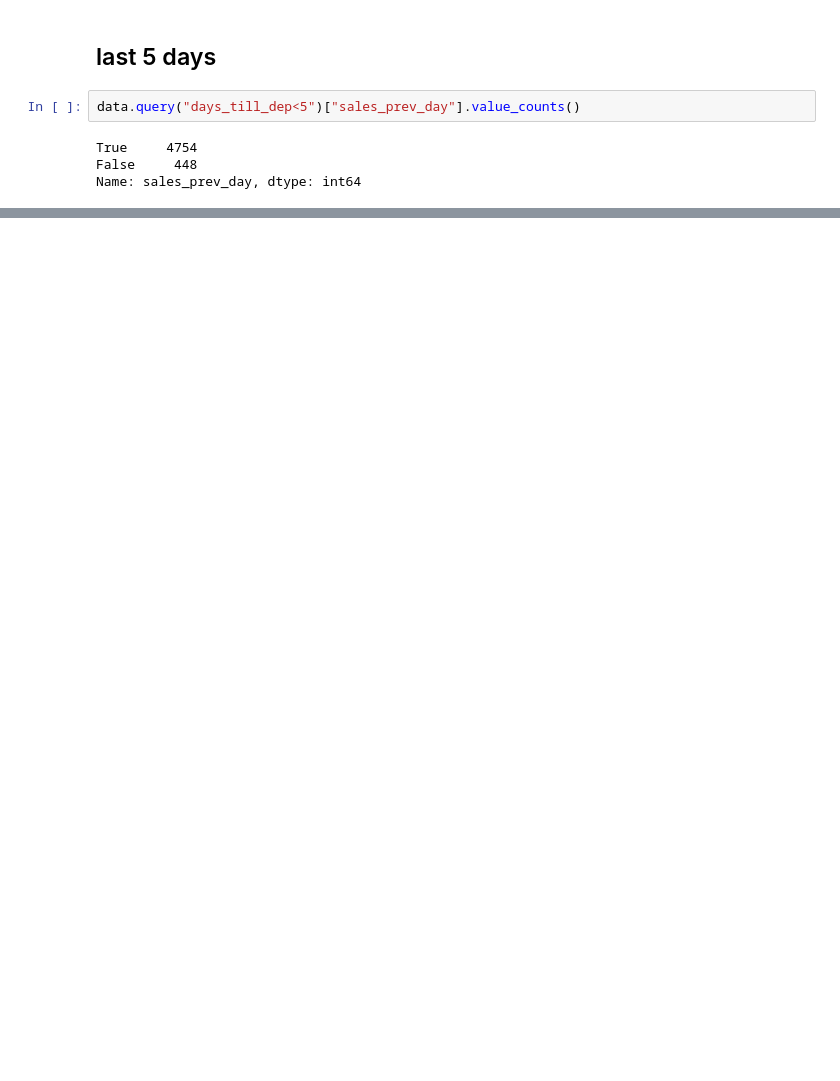
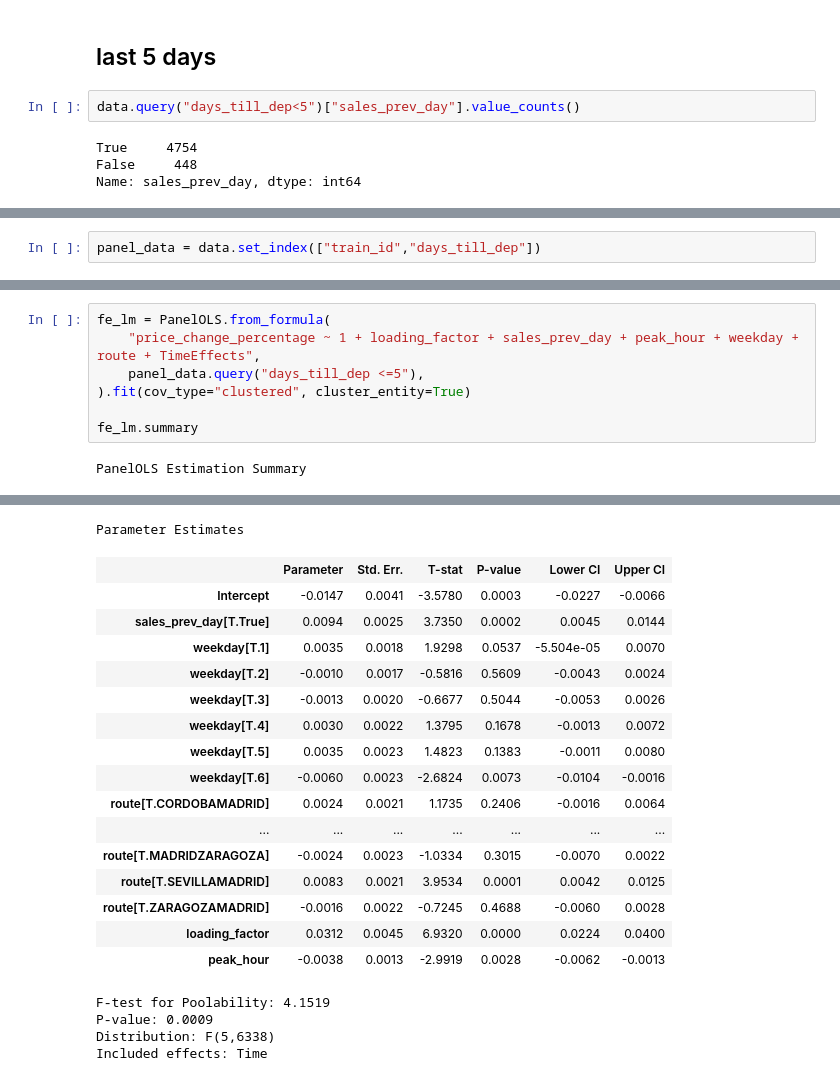
Before and after one commit to adamvig96/renfe-analysis, a Jupyter notebook: regression-models.ipynb, the cells around one changed output, grey strips where cells are left out. Saved outputs shown, nothing was run; the diff lists cells and outputs as text; blank space fills up the shorter version.

Commit message:
add panel models

```diff
--- a/regression-models.ipynb
+++ b/regression-models.ipynb
@@ -133,0 +184,2 @@ HTML(stargazer.render_html())
+# %%
+panel_data = data.set_index(["train_id","days_till_dep"])
@@ -133,0 +320,9 @@ HTML(stargazer.render_html())
+# %%
+fe_lm = PanelOLS.from_formula(
+    "price_change_percentage ~ 1 + loading_factor + sales_prev_day + peak_hour + weekday + route + TimeEffects",
+    panel_data.query("days_till_dep <=5"),
+).fit(cov_type="clustered", cluster_entity=True)
+
+fe_lm.summary
+# %% [output]
+PanelOLS Estimation Summary
@@ -133,0 +346,21 @@ HTML(stargazer.render_html())
+Parameter Estimates
+|  | Parameter | Std. Err. | T-stat | P-value | Lower CI | Upper CI |
+| Intercept | -0.0147 | 0.0041 | -3.5780 | 0.0003 | -0.0227 | -0.0066 |
+| sales_prev_day[T.True] | 0.0094 | 0.0025 | 3.7350 | 0.0002 | 0.0045 | 0.0144 |
+| weekday[T.1] | 0.0035 | 0.0018 | 1.9298 | 0.0537 | -5.504e-05 | 0.0070 |
+| weekday[T.2] | -0.0010 | 0.0017 | -0.5816 | 0.5609 | -0.0043 | 0.0024 |
+| weekday[T.3] | -0.0013 | 0.0020 | -0.6677 | 0.5044 | -0.0053 | 0.0026 |
+| weekday[T.4] | 0.0030 | 0.0022 | 1.3795 | 0.1678 | -0.0013 | 0.0072 |
+| weekday[T.5] | 0.0035 | 0.0023 | 1.4823 | 0.1383 | -0.0011 | 0.0080 |
+| weekday[T.6] | -0.0060 | 0.0023 | -2.6824 | 0.0073 | -0.0104 | -0.0016 |
+| route[T.CORDOBAMADRID] | 0.0024 | 0.0021 | 1.1735 | 0.2406 | -0.0016 | 0.0064 |
+| ... | ... | ... | ... | ... | ... | ... |
+| route[T.MADRIDZARAGOZA] | -0.0024 | 0.0023 | -1.0334 | 0.3015 | -0.0070 | 0.0022 |
+| route[T.SEVILLAMADRID] | 0.0083 | 0.0021 | 3.9534 | 0.0001 | 0.0042 | 0.0125 |
+| route[T.ZARAGOZAMADRID] | -0.0016 | 0.0022 | -0.7245 | 0.4688 | -0.0060 | 0.0028 |
+| loading_factor | 0.0312 | 0.0045 | 6.9320 | 0.0000 | 0.0224 | 0.0400 |
+| peak_hour | -0.0038 | 0.0013 | -2.9919 | 0.0028 | -0.0062 | -0.0013 |
+F-test for Poolability: 4.1519
+P-value: 0.0009
+Distribution: F(5,6338)
+Included effects: Time
```
Also changed, not shown: parts of 14 cells of this notebook, 10 other files.
